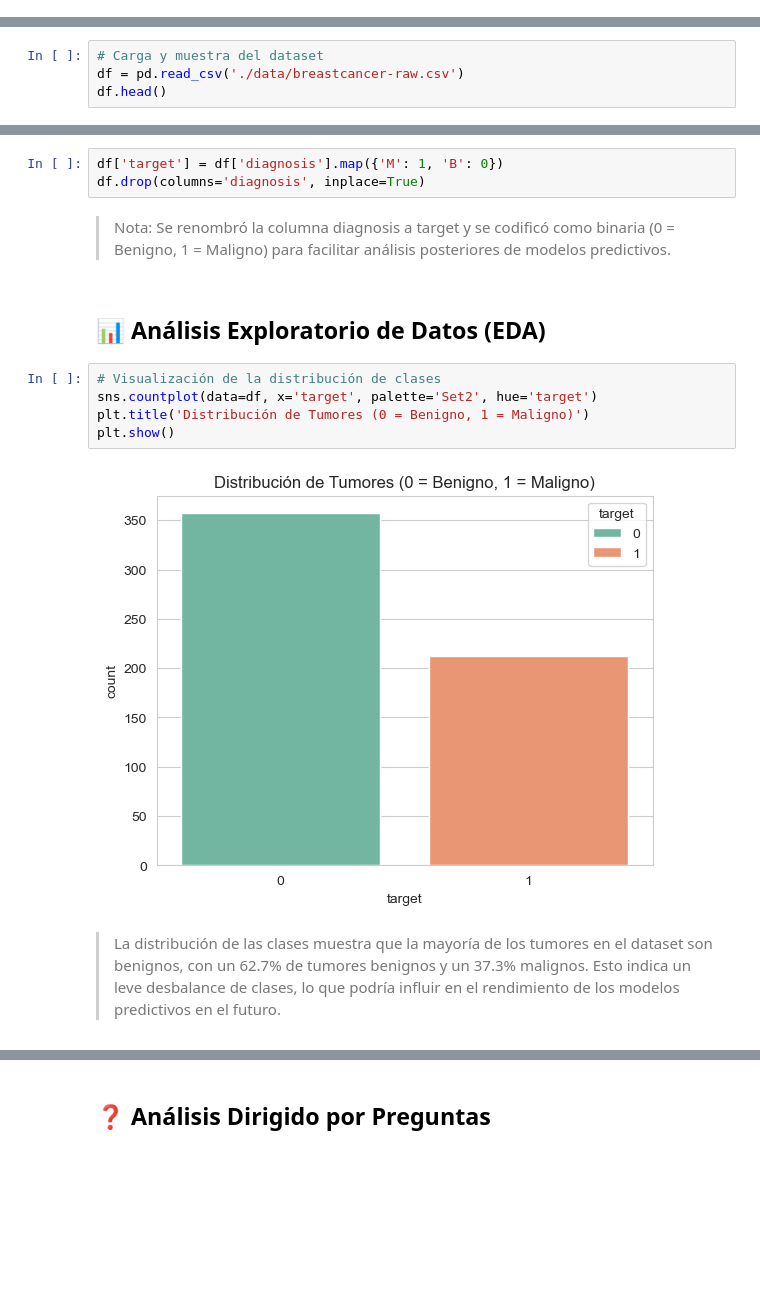
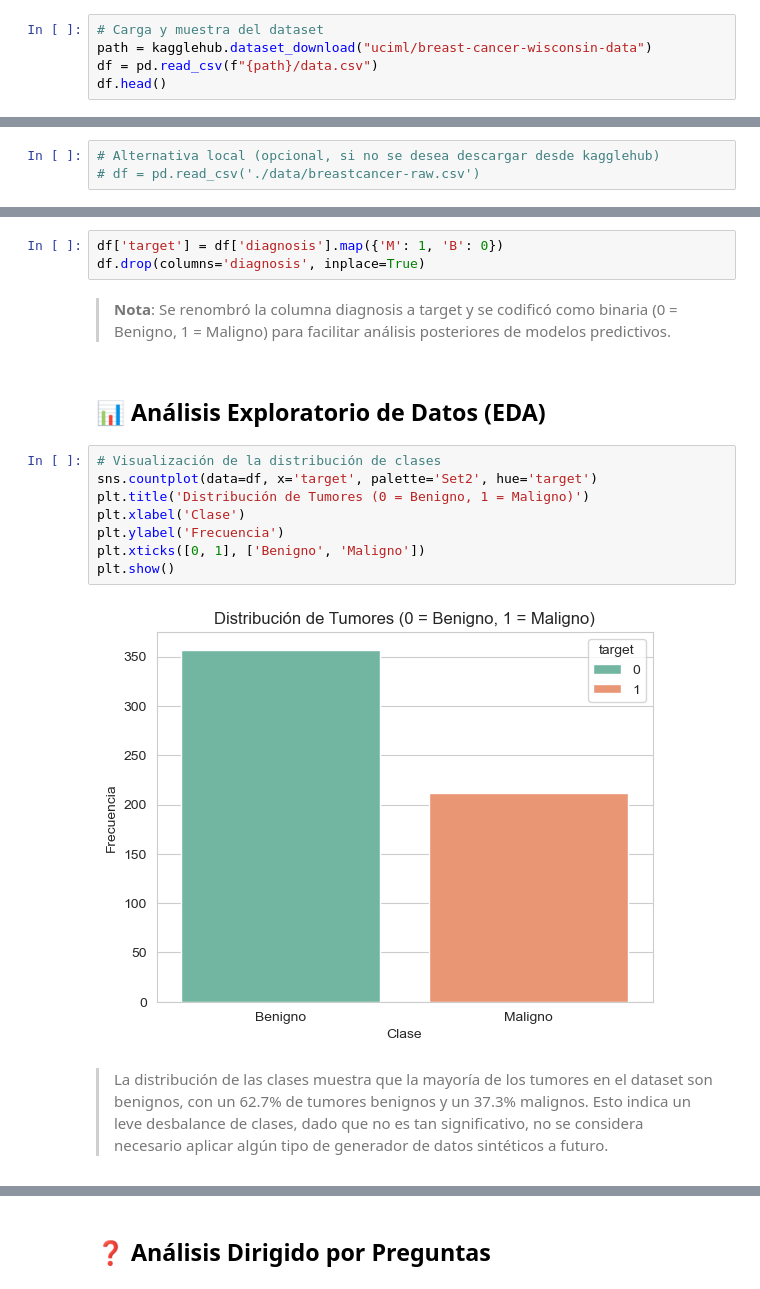
Before and after one commit to ReusJimenez/breastcancer-data-analysis, a Jupyter notebook: breastcancer-datawrangling-eda.ipynb, the cells around one changed output, grey strips where cells are left out. Cells and saved outputs as stored; diff of their text form; blank space fills up the shorter version.

```diff
--- a/breastcancer-datawrangling-eda.ipynb
+++ b/breastcancer-datawrangling-eda.ipynb
@@ -22,3 +25,8 @@ import missingno as msno
 %matplotlib inline
 sns.set_style('whitegrid')
 pd.options.display.max_columns = None
+# %%
+# Carga y muestra del dataset
+path = kagglehub.dataset_download("uciml/breast-cancer-wisconsin-data")
+df = pd.read_csv(f"{path}/data.csv")
+df.head()
@@ -25,4 +40,3 @@ pd.options.display.max_columns = None
 # %%
-# Carga y muestra del dataset
-df = pd.read_csv('./data/breastcancer-raw.csv')
-df.head()
+# Alternativa local (opcional, si no se desea descargar desde kagglehub)
+# df = pd.read_csv('./data/breastcancer-raw.csv')
@@ -92,15 +99,18 @@ df.drop(columns=["Unnamed: 32", "id"], inplace=True)
 df['target'] = df['diagnosis'].map({'M': 1, 'B': 0})
 df.drop(columns='diagnosis', inplace=True)
 # %% [markdown]
-> Nota: Se renombró la columna diagnosis a target y se codificó como binaria (0 = Benigno, 1 = Maligno) para facilitar análisis posteriores de modelos predictivos.
+> **Nota**: Se renombró la columna diagnosis a target y se codificó como binaria (0 = Benigno, 1 = Maligno) para facilitar análisis posteriores de modelos predictivos.
 # %% [markdown]
 ## 📊 Análisis Exploratorio de Datos (EDA)
 # %%
 # Visualización de la distribución de clases
 sns.countplot(data=df, x='target', palette='Set2', hue='target')
 plt.title('Distribución de Tumores (0 = Benigno, 1 = Maligno)')
+plt.xlabel('Clase')
+plt.ylabel('Frecuencia')
+plt.xticks([0, 1], ['Benigno', 'Maligno'])
 plt.show()
 # %% [output]
-[figure, old version]
+[figure, new version]
 # %% [markdown]
-> La distribución de las clases muestra que la mayoría de los tumores en el dataset son benignos, con un 62.7% de tumores benignos y un 37.3% malignos. Esto indica un leve desbalance de clases, lo que podría influir en el rendimiento de los modelos predictivos en el futuro.
+> La distribución de las clases muestra que la mayoría de los tumores en el dataset son benignos, con un 62.7% de tumores benignos y un 37.3% malignos. Esto indica un leve desbalance de clases, dado que no es tan significativo, no se considera necesario aplicar algún tipo de generador de datos sintéticos a futuro.
```
Also changed, not shown: parts of 8 cells of this notebook.
